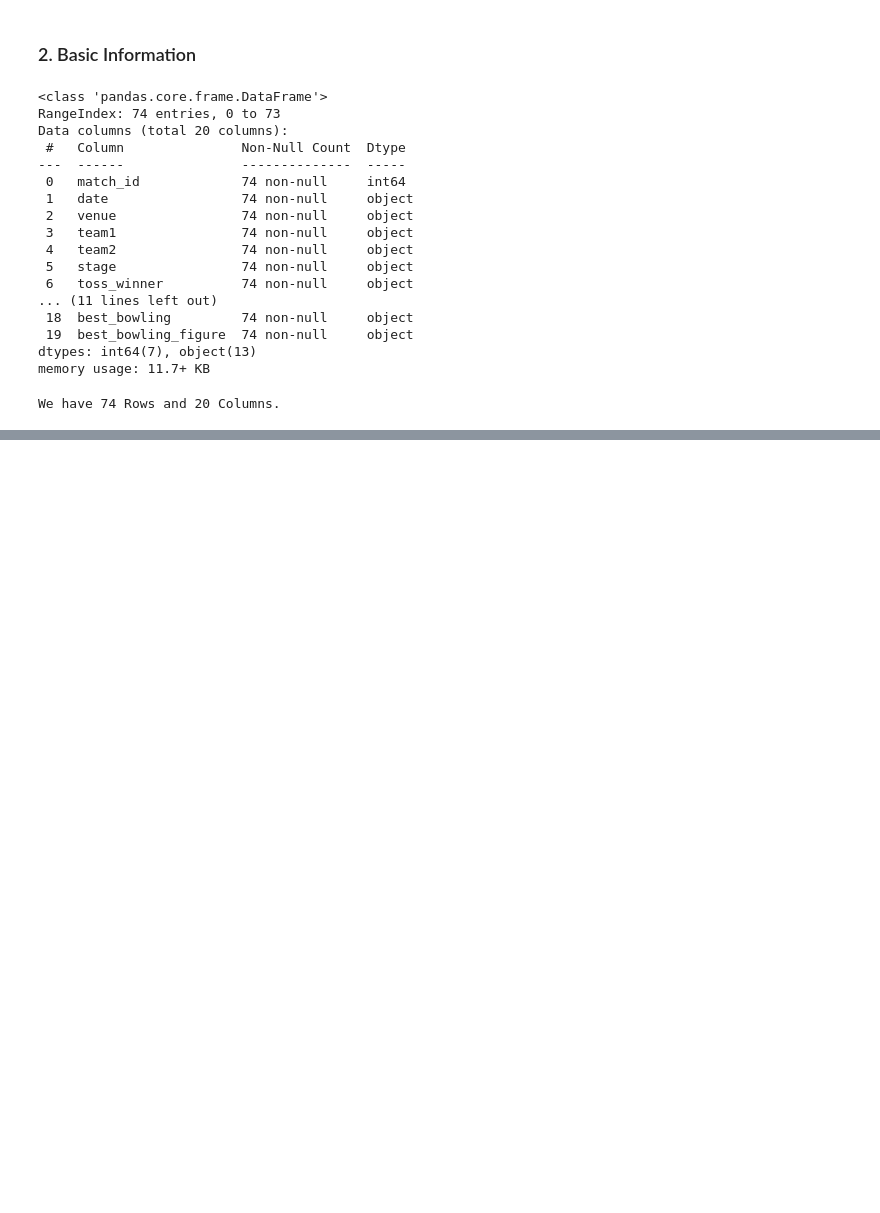
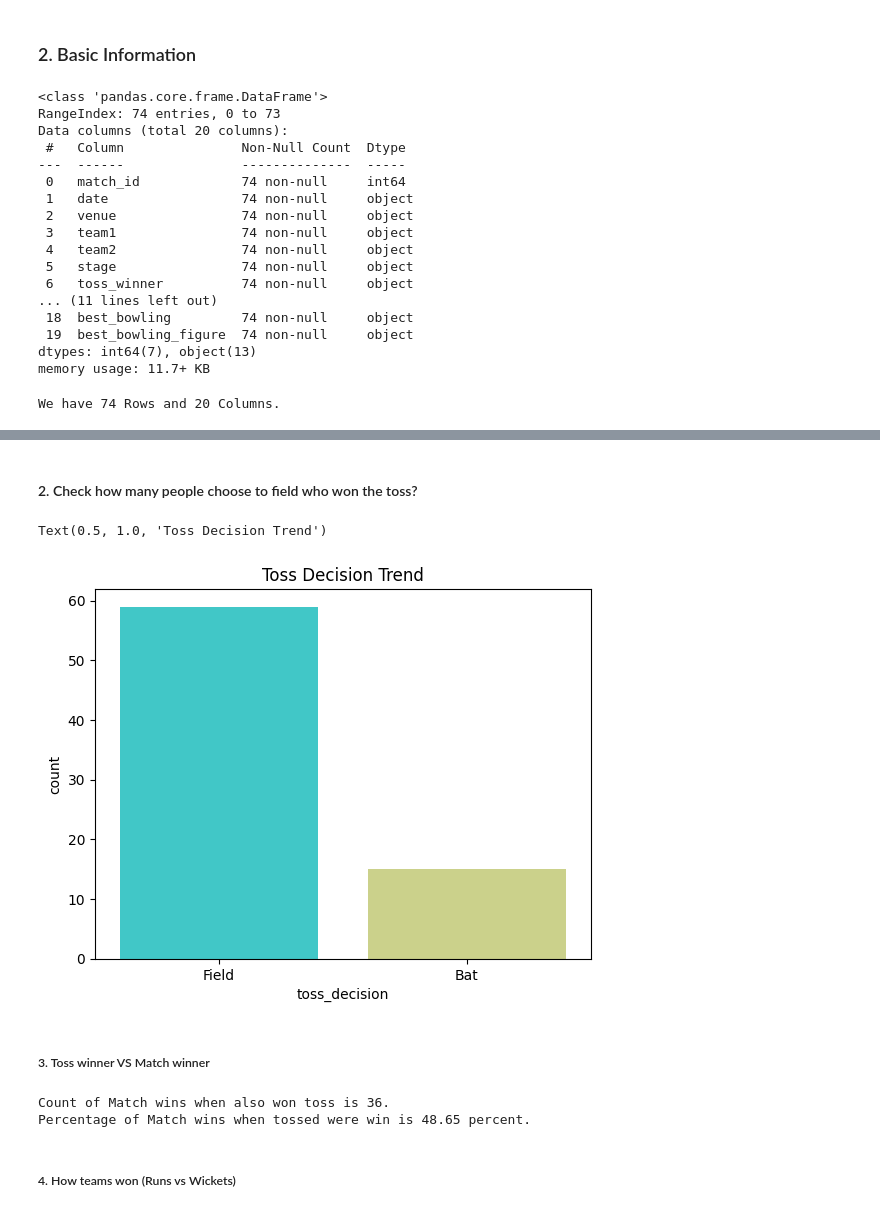
Before and after one commit to muhammadsulaimandata/Learnings, a Jupyter notebook: Python/Data_Visualization/07_IPL_Project.ipynb, the cells around one changed output, grey strips where cells are left out. Drawn from its saved outputs; the diff is of its cells as text; code cells hidden in the pictures; blank space fills up the shorter version.

```diff
--- a/Python/Data_Visualization/07_IPL_Project.ipynb
+++ b/Python/Data_Visualization/07_IPL_Project.ipynb
@@ -50,0 +81,20 @@ We have 74 Rows and 20 Columns.
+# %% [markdown]
+#### 2. Check how many people choose to field who won the toss?
+# %%
+sns.countplot(x = df['toss_decision'], palette= 'rainbow')
+plt.title("Toss Decision Trend")
+# %% [output]
+Text(0.5, 1.0, 'Toss Decision Trend')
+[figure, added]
+# %% [markdown]
+##### 3. Toss winner VS Match winner
+# %%
+count = df[df['toss_winner'] == df['match_winner']]['match_id'].count()
+print(f'Count of Match wins when also won toss is {count}.')
+percentage = (count * 100) / df.shape[0]
+print(f'Percentage of Match wins when tossed were win is {percentage.round(2)} percent.')
+# %% [output]
+Count of Match wins when also won toss is 36.
+Percentage of Match wins when tossed were win is 48.65 percent.
+# %% [markdown]
+##### 4. How teams won (Runs vs Wickets)
```
Also changed, not shown: parts of 29 cells of this notebook.
